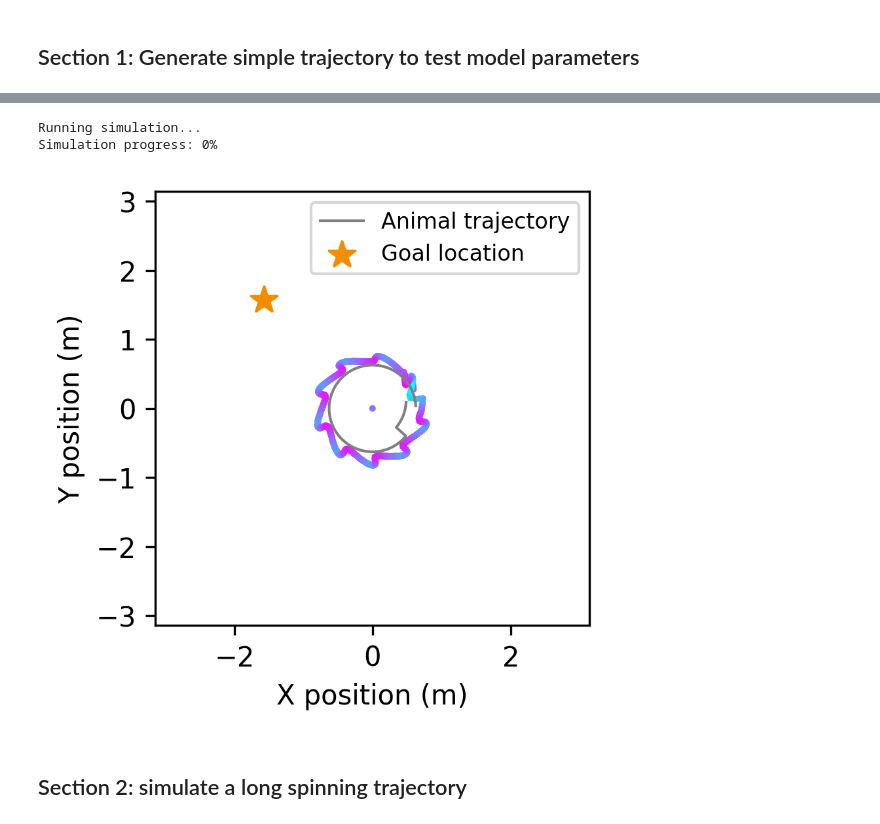
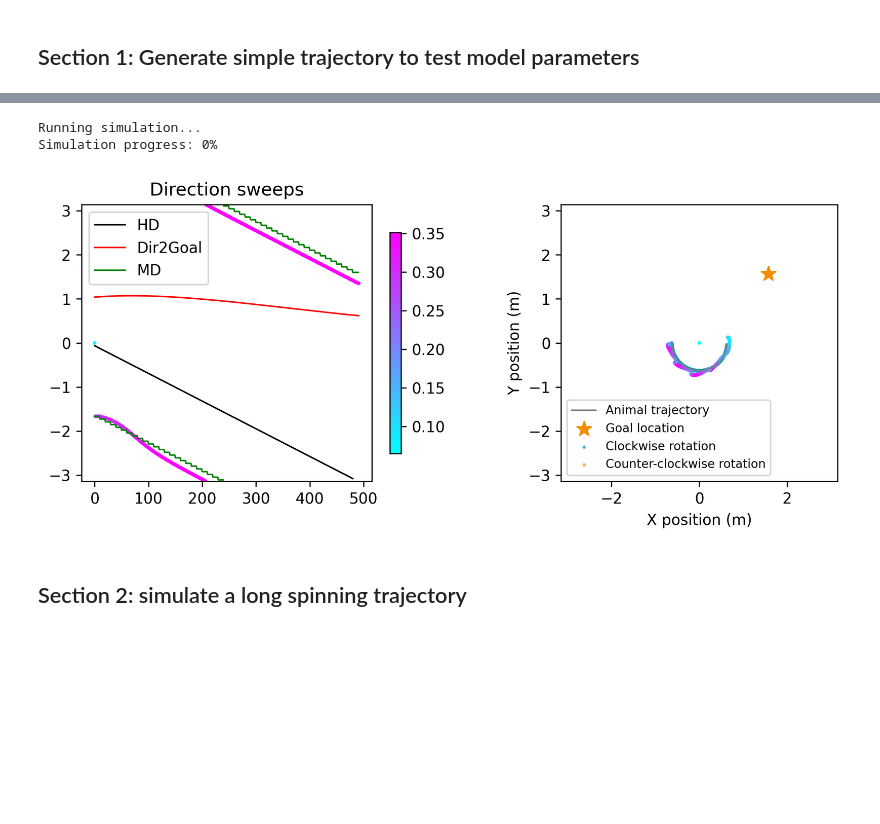
Before and after one commit to ZilongJi/HoneycombSweeps, a Jupyter notebook: HDPCCAN_Sweep_Spinning_behavioralbias.ipynb, the cells around one changed output, grey strips where cells are left out. Cells and saved outputs as stored; diff of their text form; code cells hidden in the pictures; blank space fills up the shorter version.

```diff
--- a/HDPCCAN_Sweep_Spinning_behavioralbias.ipynb
+++ b/HDPCCAN_Sweep_Spinning_behavioralbias.ipynb
@@ -162,18 +162,32 @@ def simulate_honeycomb_movement(
         rotation_direction_upsampled,
         break_indices
     )
+
+def discontinuous_plot(ax, x, y, threshold=np.pi, label=None, **kwargs):
+    """
+    Plot y vs x on ax, breaking the line at discontinuities > threshold.
+    Only applies 'label' to the first segment to avoid legend duplication.
+    """
+    x = np.asarray(x)
+    y = np.asarray(y)
+    dy = np.abs(np.diff(y))
+    breaks = np.where(dy > threshold)[0] + 1
+    segments = np.split(np.column_stack([x, y]), breaks)
+
+    for i, seg in enumerate(segments):
+        ax.plot(seg[:, 0], seg[:, 1], label=label if i == 0 else None, **kwargs)
 # %% [markdown]
 ## Section 1: Generate simple trajectory to test model parameters
 # %%
-# np.random.seed(42)  # For reproducibility
+np.random.seed(42)  # For reproducibility
 
 #--------------------------simulate trajectory---------------------------
-goal_loc = [-0.5*np.pi, 0.5*np.pi]
+goal_loc = [0.5*np.pi, 0.5*np.pi]
 goal_loc_in_traj = np.array(goal_loc)/np.pi + 0.5
 
 direction = 'clockwise'
 # Run the function to generate movement data
-results = simulate_honeycomb_movement(total_time=1,
+results = simulate_honeycomb_movement(total_time=0.5,
                                     dt=0.01,
                                     move_prob=0.70,
                                     drift_factor=0.0,
@@ -195,13 +209,13 @@ bm.set_dt(1.0) #ms
 bm.clear_buffer_memory(platform='gpu')
 
 v0 = 1.0*bm.pi/1000  #baseline speed
-mbar_hd = 5. #HD adaptation strength
-mbar_pc = 5. #GC adaptation strength
+mbar_hd = 10. #HD adaptation strength
+mbar_pc = 10. #GC adaptation strength
 noise_stre = 0.
-Phase_Offset = 1.5
+Phase_Offset = 1.5#1.5
 theta_hd_modulation = 0.4 # default 0.4; maximal 0.4
 theta_gc_modulation = 0.5 # default 0.5; maximal 0.5,
-Topdown_mod = 5.0 # strength of topdown modulation
+Topdown_mod = 0 # strength of topdown modulation
 
 
 #construct the model
@@ -219,7 +233,7 @@ HD_net = HD_cell_L1(num=100,
                     z_max=bm.pi,
                     goal_a=0.4,
                     goal_A=3.0,
-                    topdown=False)
+                    topdown=True)
 
 #layer 2
 PC_net = PC_cell_L2(noise_stre = noise_stre,
@@ -227,7 +241,7 @@ PC_net = PC_cell_L2(noise_stre = noise_stre,
                     tau = 10.,
                     tau_v = 100.,
                     mbar = mbar_pc,
-                    a = 0.5,
+                    a = 0.7,
                     A = 5,
                     td_A = 5,
                     J0 = 10.0,
@@ -304,7 +318,39 @@ for i in range(0, len(Animal_location_all), simulate_time):
 
 #--------------------------plot---------------------------
 
-fig, ax  = plt.subplots(1, 1, figsize=(3,3), dpi=300)
+fig, axs  = plt.subplots(1, 2, figsize=(8,3.5), dpi=300)
+
+ax = axs[0]
+
+
+start=0
+end = len(Animal_location_all)
+max_bump_activity = np.max(hd_activity, axis=1)
+
+s_size = 2
+
+ax = axs[0]
+discontinuous_plot(ax, time_steps[start:end], Head_direction_all[start:end], threshold=0.5,
+                color='black', linewidth=1, label='HD')
+
+discontinuous_plot(ax, time_steps[start:end], Dir2Goal_all[start:end], threshold=0.5,
+                color='red', linewidth=1, label='Dir2Goal')
+
+discontinuous_plot(ax, time_steps[start:end], MV_direction_all[start:end], threshold=0.5,
+                color='green', linewidth=1, label='MD')
+
+ax.legend()
+
+cb = ax.scatter(time_steps[start:end],
+                hd_bumpcenter[start:end],
+                c=max_bump_activity[start:end],
+                cmap='cool', s=s_size)
+ax.set_ylim(-bm.pi, bm.pi)
+#colorbar
+cbar = plt.colorbar(cb, ax=ax, shrink=0.8)
+ax.set_title('Direction sweeps')
+
+ax = axs[1]
 num = 50
 z_max = np.pi
 time_steps = np.arange(len(Animal_location_all))
@@ -313,6 +359,15 @@ max_r_grid = np.max(pc_activity, axis=(1,2))
 # Static plot for position and bump center in the second subplot (axs[1])
 ax.plot(Animal_location_all[:, 0], Animal_location_all[:, 1], color='grey', linewidth=1, label='Animal trajectory')
 ax.scatter(goal_loc[0], goal_loc[1], color='#F28D00', marker='*', s=100, label='Goal location')
+
+#color animal trajectory during rotation
+mask = Rotation_direction_all == 1
+ax.scatter(Animal_location_all[mask, 0], Animal_location_all[mask, 1],
+           color='#009FB9', s=2, label='Clockwise rotation', alpha=0.5)
+
+mask = Rotation_direction_all == -1
+ax.scatter(Animal_location_all[mask, 0], Animal_location_all[mask, 1],
+           color='#F18D00', s=2, label='Counter-clockwise rotation', alpha=0.5)
 
 sc = ax.scatter(
                 pc_bumpcenter[:, 0],
@@ -324,10 +379,13 @@ sc = ax.scatter(
 
 ax.set_aspect('equal')
 ax.set_xlim(-np.pi,np.pi)
+
 ax.set_ylim(-np.pi,np.pi)
 ax.legend(fontsize=8)
 ax.set_xlabel('X position (m)', fontsize=10)
 ax.set_ylabel('Y position (m)', fontsize=10)
 
 plt.tight_layout()
+
+plt.savefig('/home/zilong/Desktop/HoneycombSweeps/figures/PaperFig/Example_Sweeps.pdf', dpi=300)
 # %% [output]
@@ -335,6 +393,6 @@ plt.tight_layout()
 Running simulation...
 Simulation progress: 0%
-[figure, old version]
+[figure, new version]
 # %% [markdown]
 ## Section 2: simulate a long spinning trajectory
 # %%
```
Also changed, not shown: parts of 14 cells of this notebook, 2 other files.
